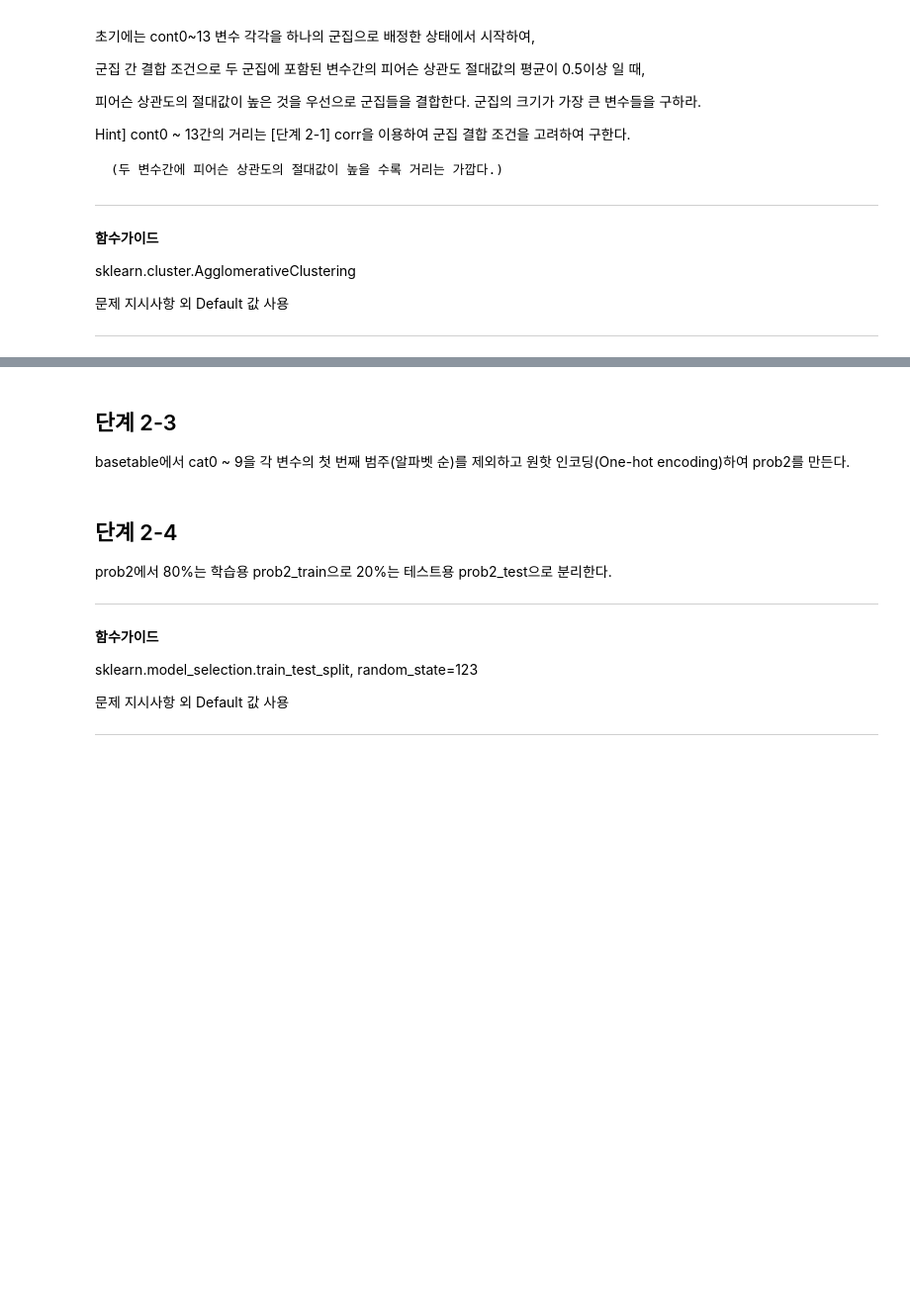
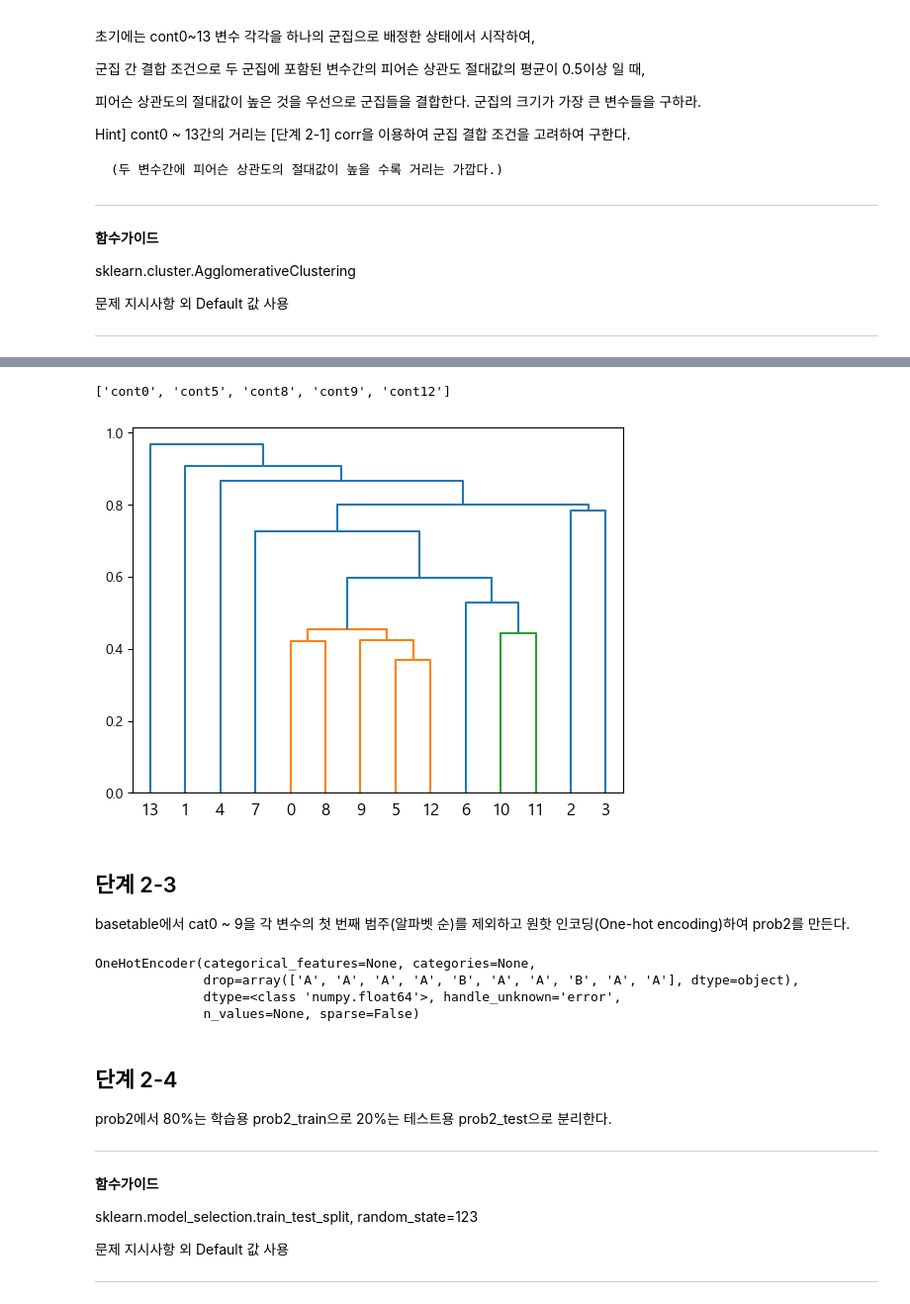
Before and after one commit to sunkusun9/DS_lv3_2404_01, a Jupyter notebook: sec_ds_lv3_prob2_prob.ipynb, the cells around one changed output, grey strips where cells are left out. Shown at 99% size. Cells and saved outputs as stored; diff of their text form; code cells hidden in the pictures; blank space fills up the shorter version.

```diff
--- a/sec_ds_lv3_prob2_prob.ipynb
+++ b/sec_ds_lv3_prob2_prob.ipynb
@@ -491,4 +559,39 @@ sklearn.cluster.AgglomerativeClustering
+# %%
+X_corr = np.array(cont_cols)[clu_agg.labels_ == 0].tolist()
+X_corr
+# %% [output]
+['cont0', 'cont5', 'cont8', 'cont9', 'cont12']
+# %%
+# 속성에 대한 연관성으로 사용하고 있는 방법입니다.
+# scipy에 있는 cluster 모듈로 구현해보고
+# 속성간에 연관성을 시각화 해봅니다.
+from scipy.cluster import hierarchy
+from scipy.spatial.distance import squareform
+
+df_corr = df_basetable[['cont{}'.format(i) for i in range(14)]].corr()
+df_dist = 1 - df_corr.abs()
+
+# scipy.cluster hierarchy를 통해 군집화를 합니다.
+Z = hierarchy.linkage(squareform(df_dist), method='average')
+plt.figure()
+# 군집 결합 입계점을 0.5로 하여 색상으로 군집들을 표시합니다.
+hierarchy.dendrogram(Z, color_threshold=0.5)
+plt.show()
+# %% [output]
+[figure, added]
 # %% [markdown]
 ## 단계 2-3
 
 basetable에서 cat0 ~ 9을 각 변수의 첫 번째 범주(알파벳 순)를 제외하고 원핫 인코딩(One-hot encoding)하여 prob2를 만든다.
+# %%
+from sklearn.preprocessing import OneHotEncoder
+ohe =  OneHotEncoder(
+    drop=df_basetable[cat_cols].apply(lambda x: np.sort(x.unique().tolist())[0], axis=0).tolist(),
+    sparse=False
+)
+ohe.fit(df_basetable[cat_cols])
+# %% [output]
+OneHotEncoder(categorical_features=None, categories=None,
+              drop=array(['A', 'A', 'A', 'A', 'B', 'A', 'A', 'B', 'A', 'A'], dtype=object),
+              dtype=<class 'numpy.float64'>, handle_unknown='error',
+              n_values=None, sparse=False)
```
Also changed, not shown: parts of 46 cells of this notebook.
